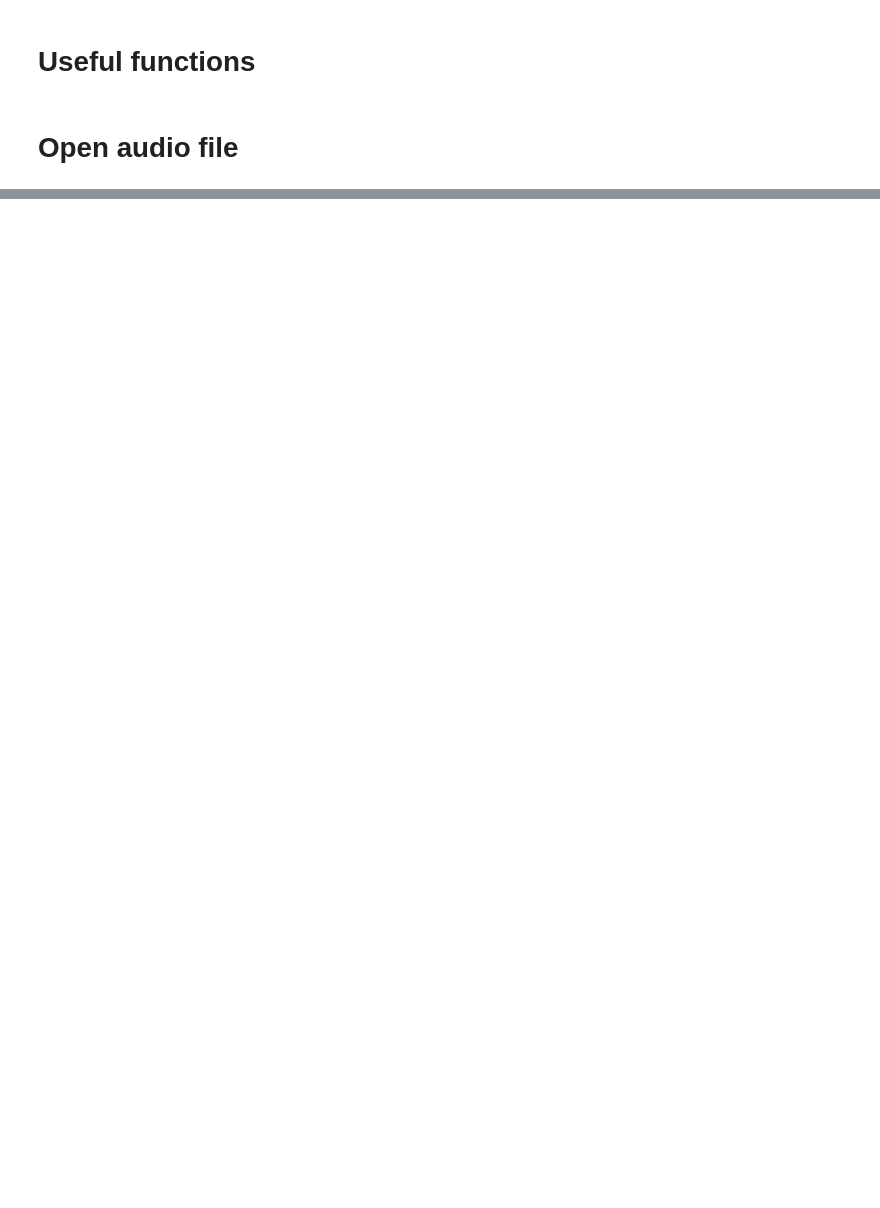
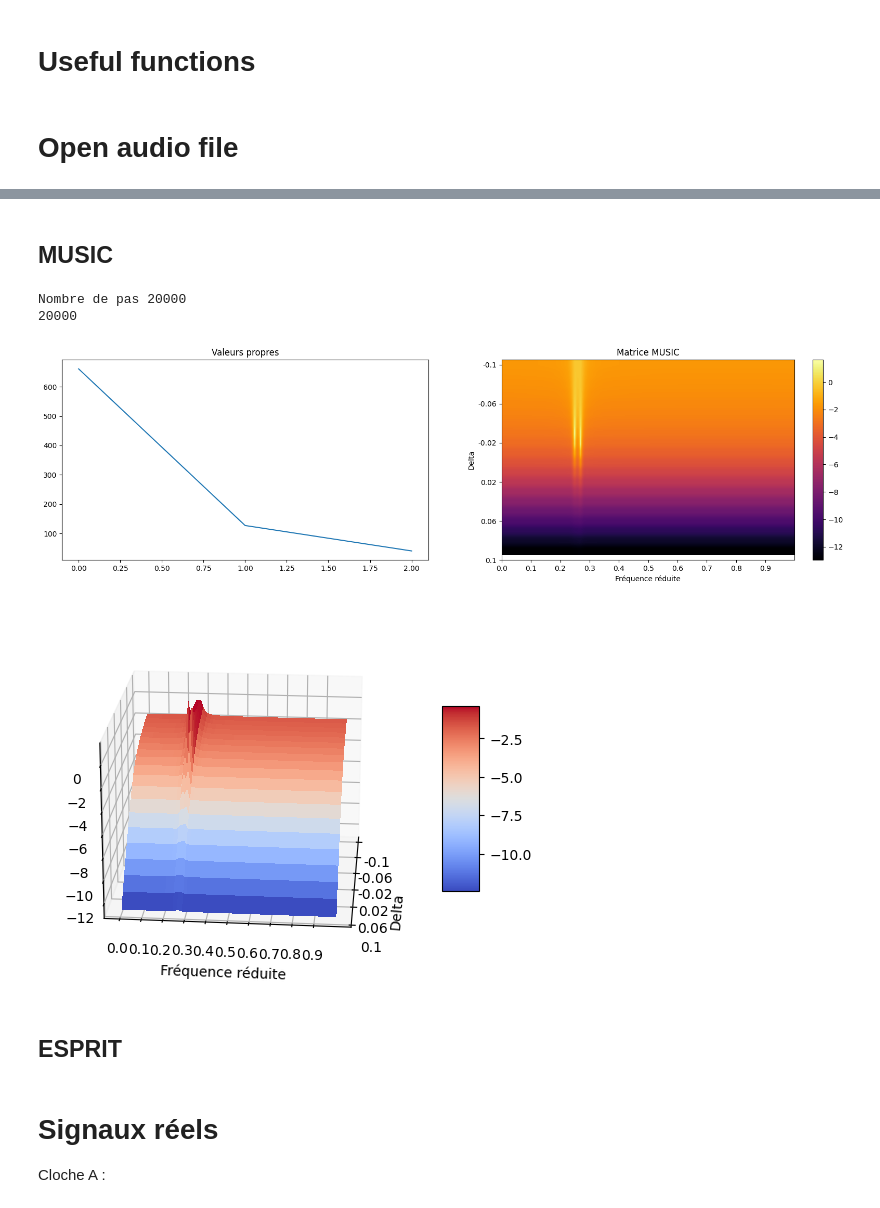
Before and after one commit to LouisLalay/Traitement-du-Signal, a Jupyter notebook: TP Cloche/template-TP-HR.ipynb, the cells around one changed output, grey strips where cells are left out. Saved outputs shown, nothing was run; the diff lists cells and outputs as text; code cells hidden in the pictures; blank space fills up the shorter version.

Commit message:
MUSIC

```diff
--- a/TP Cloche/template-TP-HR.ipynb
+++ b/TP Cloche/template-TP-HR.ipynb
@@ -109,2 +294,20 @@ plot_sound(x.reshape(len_x), times,0,12,w=10,h=7)
+# %% [markdown]
+## MUSIC
+# %%
+f_range = (0, 1, 0.001)
+d_range = (-0.1, 0.1, 0.01)
+n = 40
+l = len(synth) - n + 1
+m=MUSIC(synth, 2, n, l, f_range, d_range)
+# %% [output]
+Nombre de pas 20000
+20000
+[figure, added]
+[figure, added]
+# %% [markdown]
+## ESPRIT
 # %%
 write('new_bell.wav', Fs, np.array(x.reshape(len_x), dtype=np.int16)) # to write a new wave file
+# %% [markdown]
+# Signaux réels
+Cloche A :
```
Also changed, not shown: parts of 13 cells of this notebook, 1 other file.
